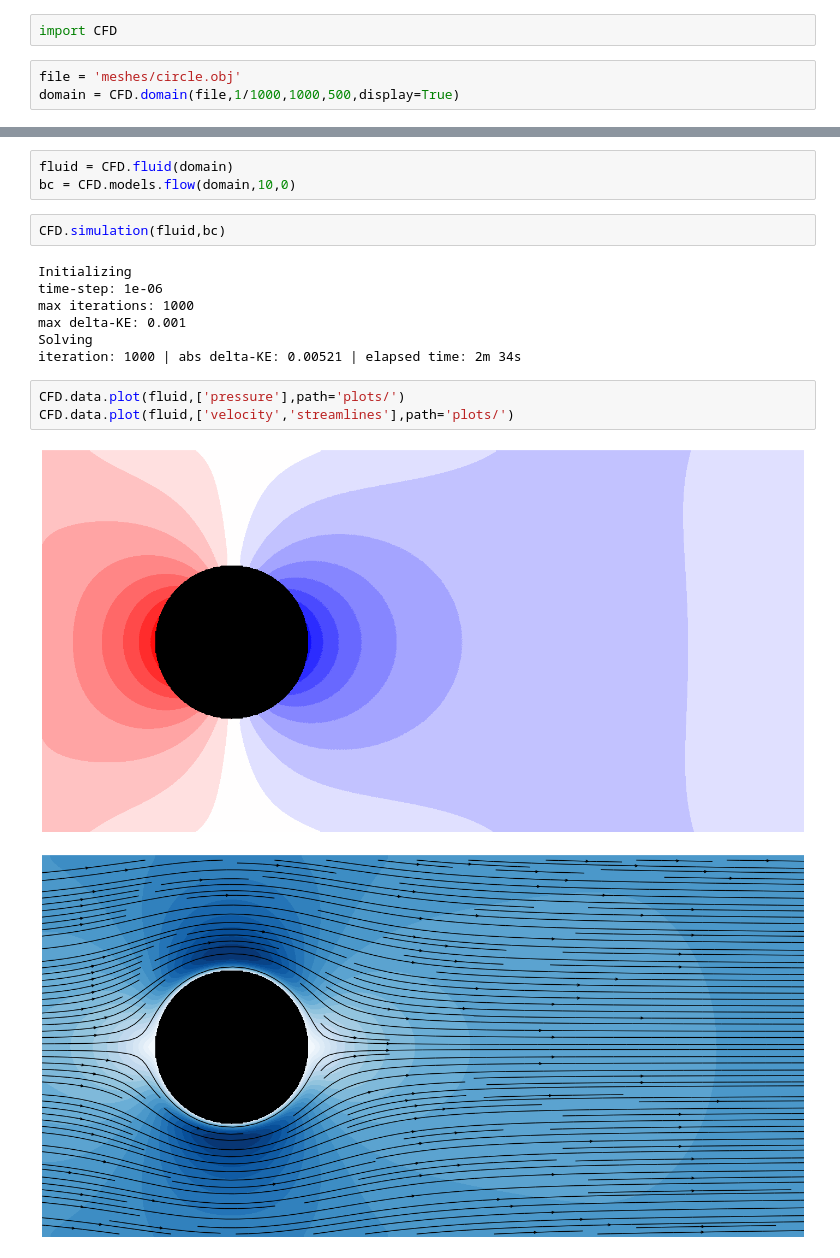
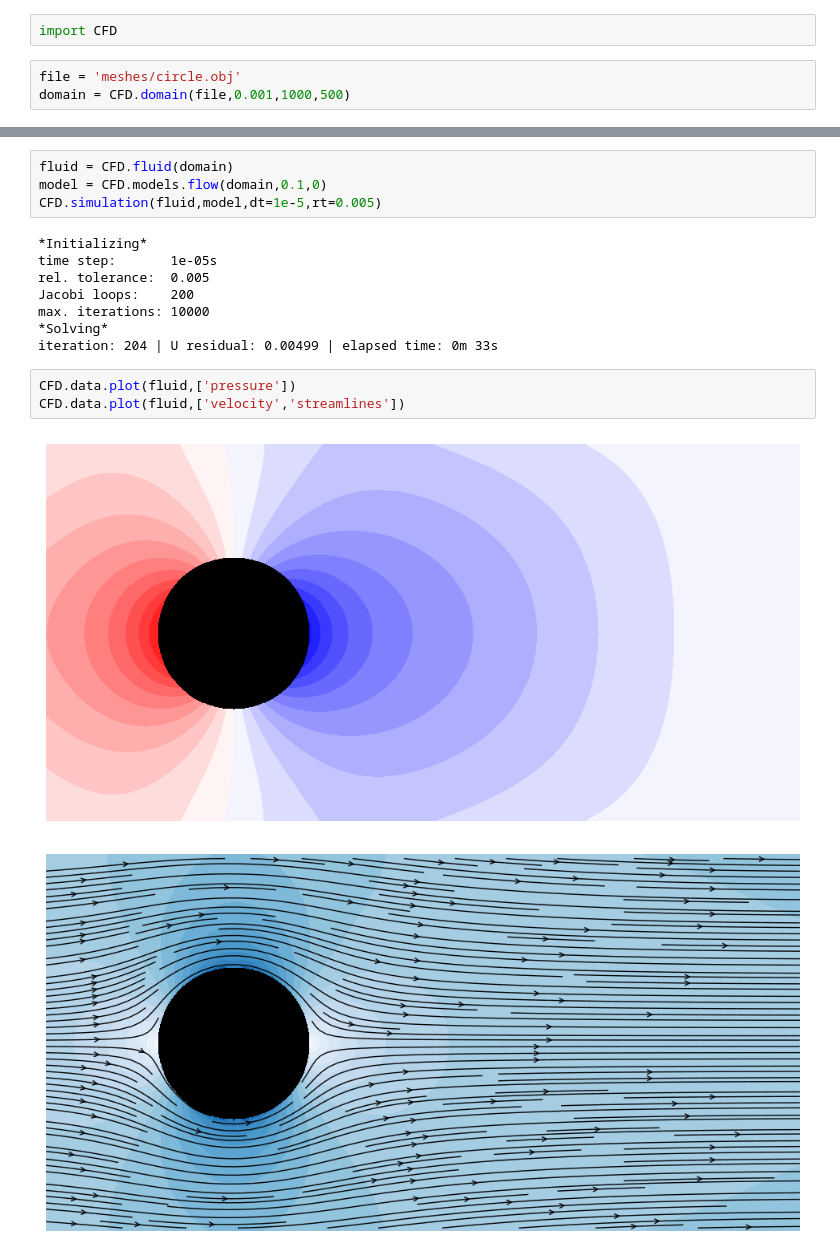
Before and after one commit to the-real-dorado/CFD, a Jupyter notebook: CFD_example.ipynb, the cells around one changed output, grey strips where cells are left out. Saved outputs shown, nothing was run; the diff lists cells and outputs as text.

```diff
--- a/CFD_example.ipynb
+++ b/CFD_example.ipynb
@@ -2,5 +2,5 @@
 import CFD
 # %%
 file = 'meshes/circle.obj'
-domain = CFD.domain(file,1/1000,1000,500,display=True)
+domain = CFD.domain(file,0.001,1000,500)
 # %% [output]
@@ -9,18 +8,18 @@ Building domain
 # %%
 fluid = CFD.fluid(domain)
-bc = CFD.models.flow(domain,10,0)
+model = CFD.models.flow(domain,0.1,0)
+CFD.simulation(fluid,model,dt=1e-5,rt=0.005)
+# %% [output]
+*Initializing*
+time step:       1e-05s
+rel. tolerance:  0.005
+Jacobi loops:    200
+max. iterations: 10000
+*Solving*
+iteration: 204 | U residual: 0.00499 | elapsed time: 0m 33s
-# %%
-CFD.simulation(fluid,bc)
-# %% [output]
-Initializing
-time-step: 1e-06
-max iterations: 1000
-max delta-KE: 0.001
-Solving
-iteration: 1000 | abs delta-KE: 0.00521 | elapsed time: 2m 34s
 # %%
-CFD.data.plot(fluid,['pressure'],path='plots/')
-CFD.data.plot(fluid,['velocity','streamlines'],path='plots/')
+CFD.data.plot(fluid,['pressure'])
+CFD.data.plot(fluid,['velocity','streamlines'])
 # %% [output]
-[figure, old version]
+[figure, new version]
-[figure, old version]
+[figure, new version]
```
Also changed, not shown: parts of 1 cell of this notebook, 1 other file.
